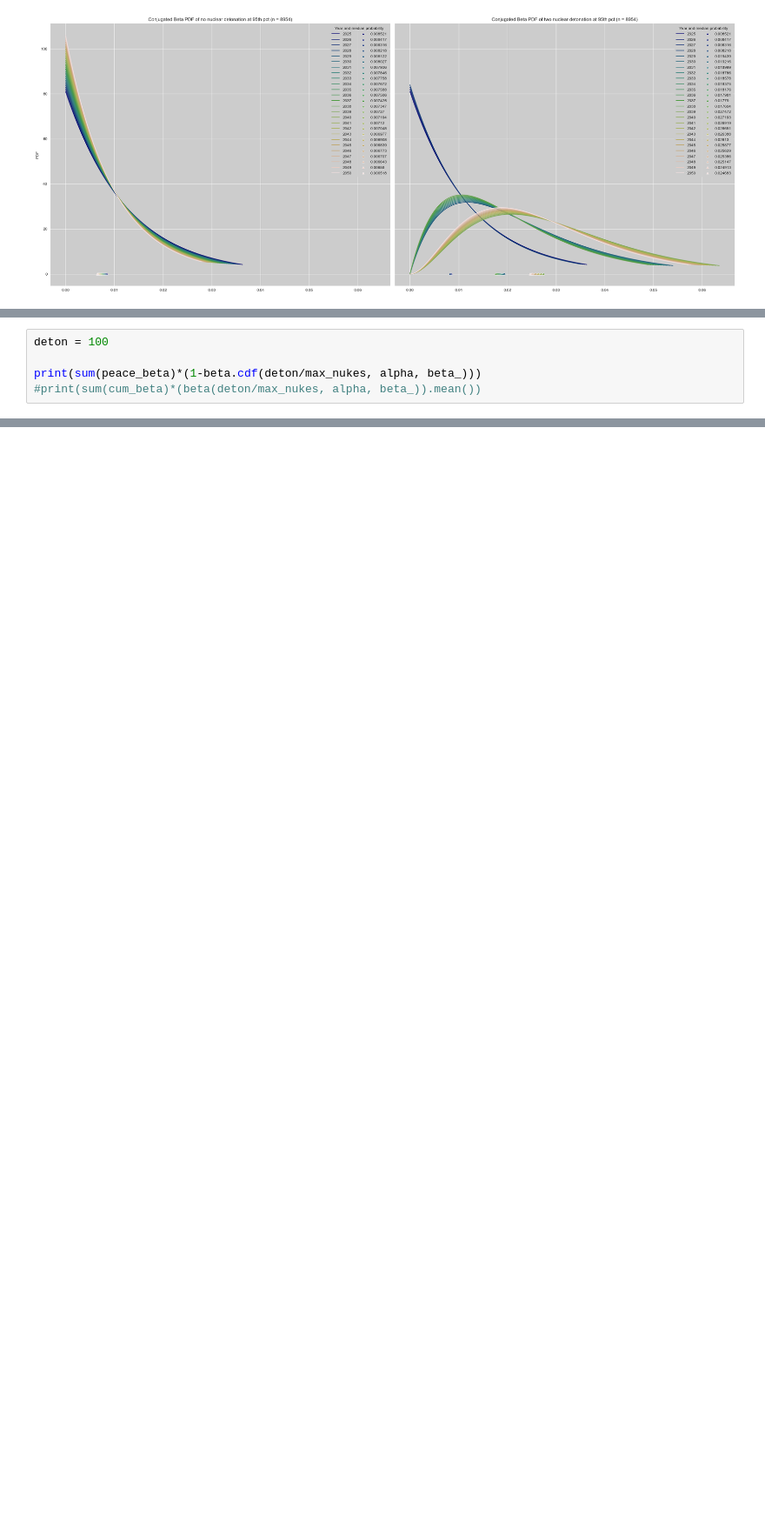
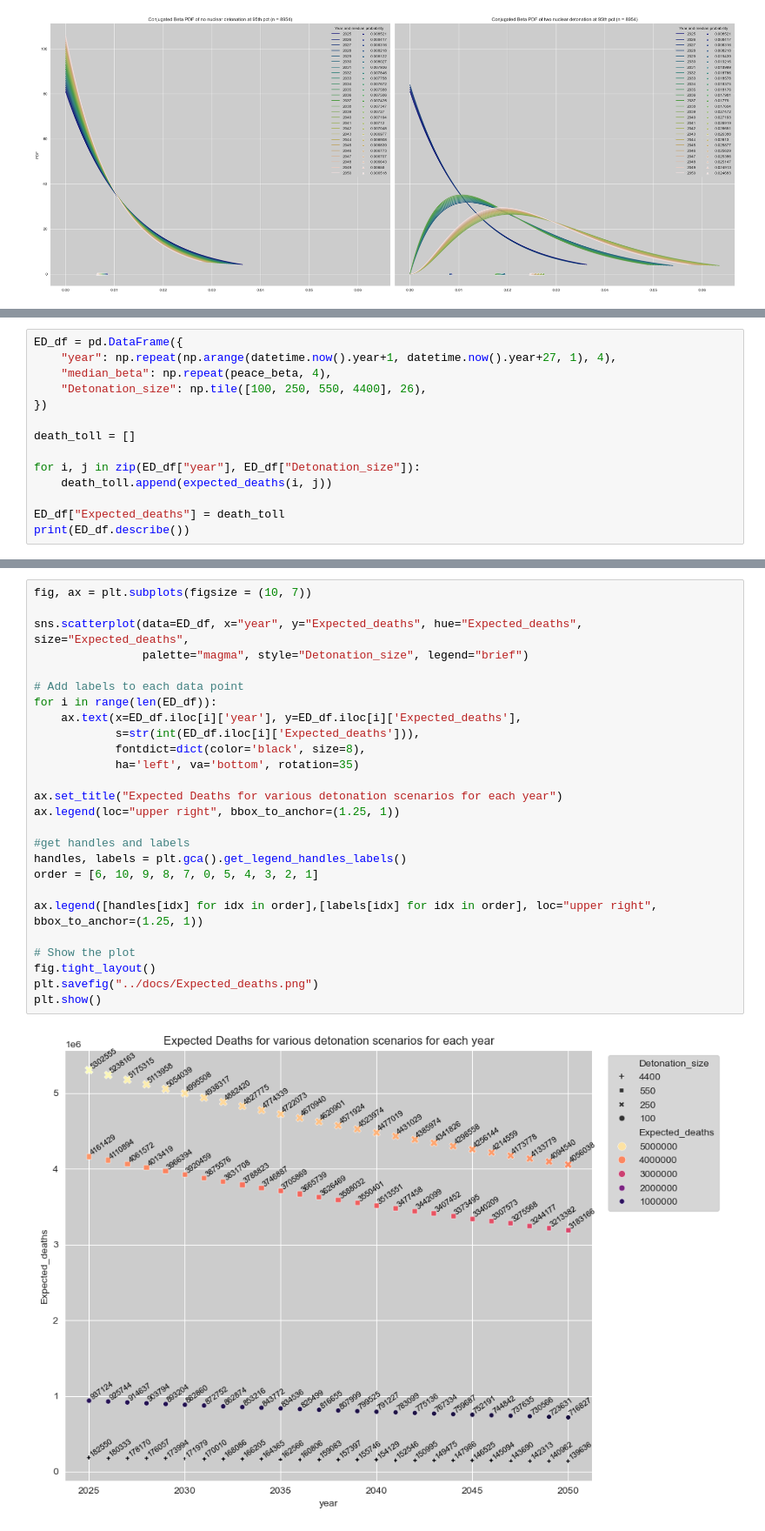
Before and after one commit to chrischank/asrs-trade, a Jupyter notebook: notebooks/P_LargeNuclearWar.ipynb, the cells around one changed output, grey strips where cells are left out. Shown at 87% size. Cells and saved outputs as stored; diff of their text form; blank space fills up the shorter version.

```diff
--- a/notebooks/P_LargeNuclearWar.ipynb
+++ b/notebooks/P_LargeNuclearWar.ipynb
@@ -383,6 +383 @@ Probability of Large Nuclear War = 0.4497182910628658
 [figure]
-# %%
-deton = 100
-
-print(sum(peace_beta)*(1-beta.cdf(deton/max_nukes, alpha, beta_)))
-#print(sum(cum_beta)*(beta(deton/max_nukes, alpha, beta_)).mean())
@@ -390,0 +433,14 @@ print(sum(peace_beta)*(1-beta.cdf(deton/max_nukes, alpha, beta_)))
+# %%
+ED_df = pd.DataFrame({
+    "year": np.repeat(np.arange(datetime.now().year+1, datetime.now().year+27, 1), 4),
+    "median_beta": np.repeat(peace_beta, 4),
+    "Detonation_size": np.tile([100, 250, 550, 4400], 26),
+})
+
+death_toll = []
+
+for i, j in zip(ED_df["year"], ED_df["Detonation_size"]):
+    death_toll.append(expected_deaths(i, j))
+
+ED_df["Expected_deaths"] = death_toll
+print(ED_df.describe())
@@ -390,0 +465,28 @@ print(sum(peace_beta)*(1-beta.cdf(deton/max_nukes, alpha, beta_)))
+# %%
+fig, ax = plt.subplots(figsize = (10, 7))
+
+sns.scatterplot(data=ED_df, x="year", y="Expected_deaths", hue="Expected_deaths", size="Expected_deaths",
+                palette="magma", style="Detonation_size", legend="brief")
+
+# Add labels to each data point
+for i in range(len(ED_df)):
+    ax.text(x=ED_df.iloc[i]['year'], y=ED_df.iloc[i]['Expected_deaths'],
+            s=str(int(ED_df.iloc[i]['Expected_deaths'])),
+            fontdict=dict(color='black', size=8),
+            ha='left', va='bottom', rotation=35)
+
+ax.set_title("Expected Deaths for various detonation scenarios for each year")
+ax.legend(loc="upper right", bbox_to_anchor=(1.25, 1))
+
+#get handles and labels
+handles, labels = plt.gca().get_legend_handles_labels()
+order = [6, 10, 9, 8, 7, 0, 5, 4, 3, 2, 1]
+
+ax.legend([handles[idx] for idx in order],[labels[idx] for idx in order], loc="upper right", bbox_to_anchor=(1.25, 1))
+
+# Show the plot
+fig.tight_layout()
+plt.savefig("../docs/Expected_deaths.png")
+plt.show()
+# %% [output]
+[figure, added]
```
Also changed, not shown: parts of 7 cells of this notebook, 2 other files.
